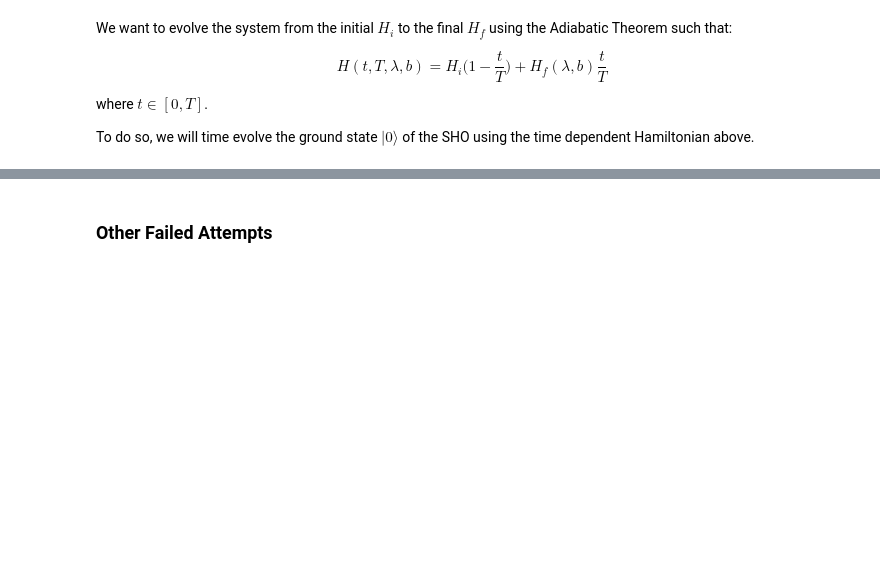
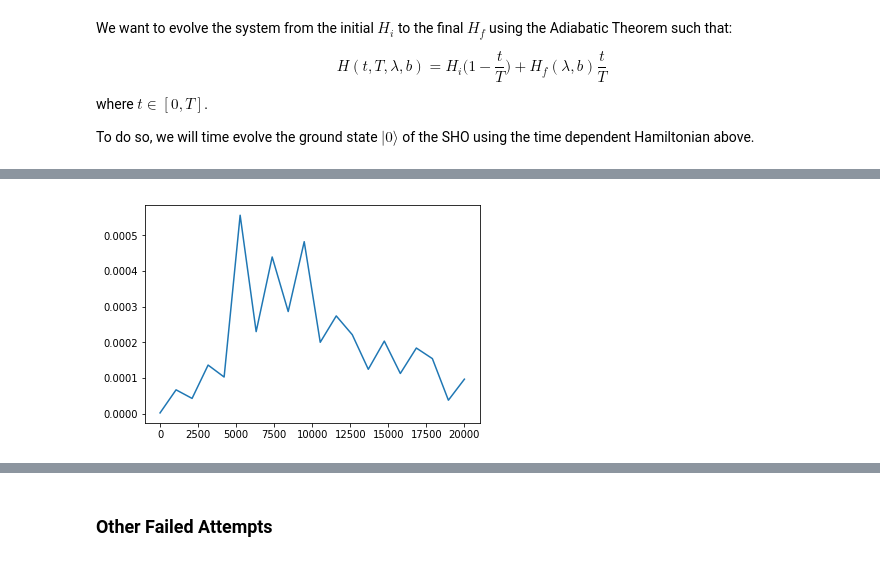
Before and after one commit to sanand13/Quantum-Adiabatic-Evolution, a Jupyter notebook: Physics 231 - Final Project.ipynb, the cells around one changed output, grey strips where cells are left out. Saved outputs shown, nothing was run; the diff lists cells and outputs as text; code cells hidden in the pictures; blank space fills up the shorter version.

```diff
--- a/Physics 231 - Final Project.ipynb
+++ b/Physics 231 - Final Project.ipynb
@@ -215,0 +204,40 @@ plt.show()
+# %%
+def run_QAC(dim, b, lam, T_i, T_f, num_T):
+
+    probs = []
+    num_steps = 100 # M
+    T_ar = np.linspace(T_i, T_f, num_T)
+
+    psi_i = state_n(dim, 0)
+    e, v = np.linalg.eig(op_Hf(dim, b, lam))
+    psi_f = v[:, np.argmin(e)]
+
+    for T in T_ar:
+        # print('At T:', T)
+        U = np.eye(dim)
+        step = T/(num_steps + 1)
+
+        for m in range(num_steps + 1):
+            U_m = expm(-1j*((1-m/num_steps)*op_Hi(dim) + (m/num_steps)*op_Hf(dim, b, lam))*step)
+            U = np.matmul(U_m,U)
+
+        psi = np.dot(U,psi_i)
+        psi = psi/np.linalg.norm(psi)
+        prob = np.linalg.norm(np.dot(np.conjugate(psi),psi_f))**2.0
+        probs.append(prob)
+
+    return T_ar, probs
+# %%
+dim = 11
+b = 0
+lam = -5
+T_i = 0
+T_f = 20000
+num_T = 20
+
+T_ar, probs = run_QAC(dim, b, lam, T_i, T_f, num_T)
+
+plt.plot(T_ar, probs)
+plt.show()
+# %% [output]
+[figure, added]
```
Also changed, not shown: parts of 28 cells of this notebook.
